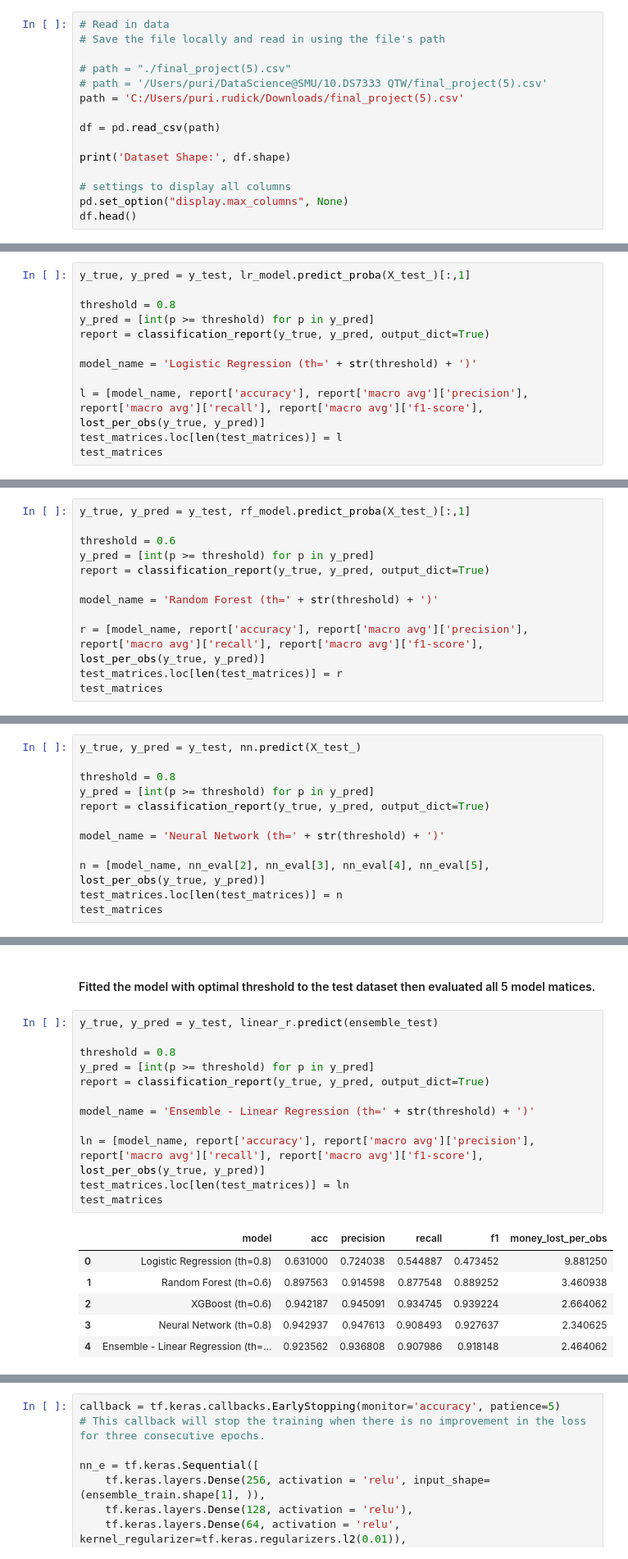
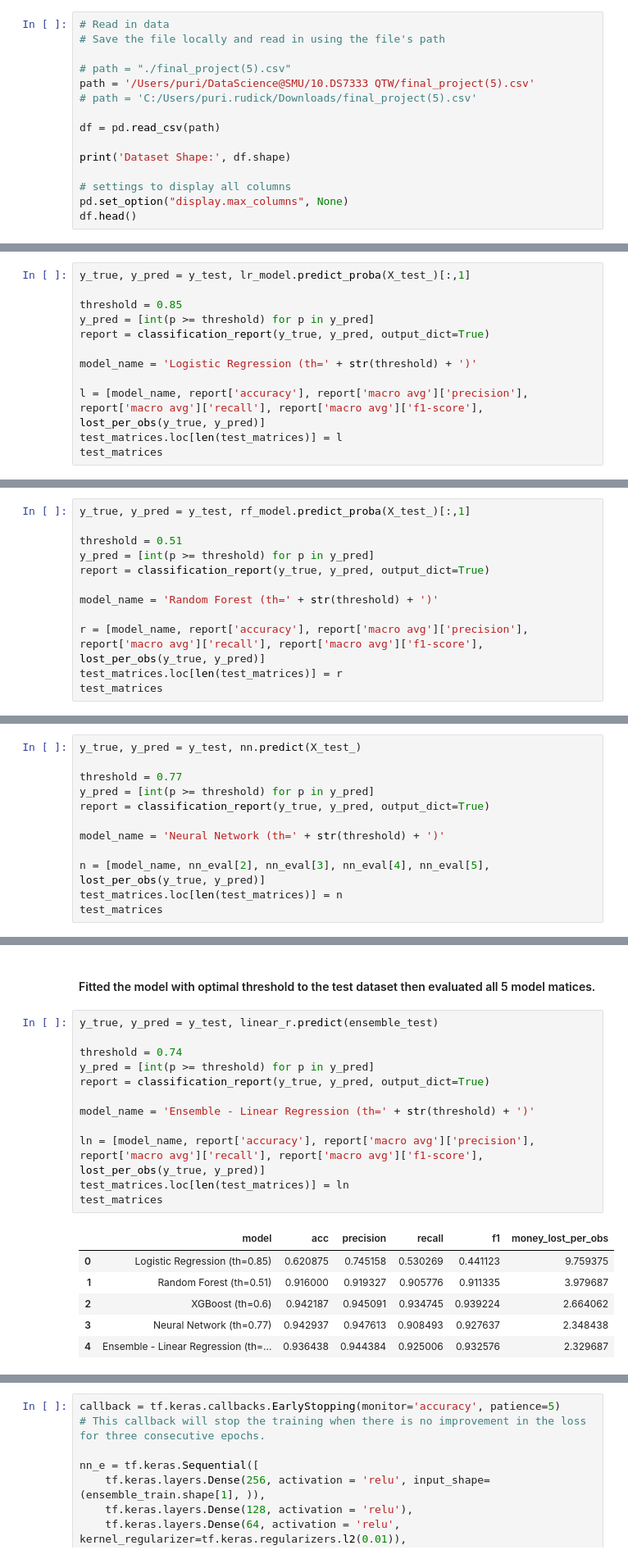
Before and after one commit to JosephLazarus/QTW, a Jupyter notebook: Case Study 7/CaseStudy7_Final.ipynb, the cells around one changed output, grey strips where cells are left out. Shown at 82% size. Drawn from its saved outputs; the diff is of its cells as text.

```diff
--- a/Case Study 7/CaseStudy7_Final.ipynb
+++ b/Case Study 7/CaseStudy7_Final.ipynb
@@ -54,8 +54,8 @@ The objective for this case study is to build a classification model for an anon
 # Save the file locally and read in using the file's path
 
 # path = "./final_project(5).csv"
-# path = '/Users/puri/DataScience@SMU/10.DS7333 QTW/final_project(5).csv'
-path = 'C:/Users/puri.rudick/Downloads/final_project(5).csv'
+path = '/Users/puri/DataScience@SMU/10.DS7333 QTW/final_project(5).csv'
+# path = 'C:/Users/puri.rudick/Downloads/final_project(5).csv'
 
 df = pd.read_csv(path)
 
@@ -533,7 +542,7 @@ threshold_plot(y_train, y_model_pred)
 # %%
 y_true, y_pred = y_test, lr_model.predict_proba(X_test_)[:,1]
 
-threshold = 0.8
+threshold = 0.85
 y_pred = [int(p >= threshold) for p in y_pred]
 report = classification_report(y_true, y_pred, output_dict=True)
 
@@ -620,7 +636,7 @@ threshold_plot(y_train, y_model_pred)
 # %%
 y_true, y_pred = y_test, rf_model.predict_proba(X_test_)[:,1]
 
-threshold = 0.6
+threshold = 0.51
 y_pred = [int(p >= threshold) for p in y_pred]
 report = classification_report(y_true, y_pred, output_dict=True)
 
@@ -842,7 +872,7 @@ threshold_plot(y_train, y_model_pred)
 # %%
 y_true, y_pred = y_test, nn.predict(X_test_)
 
-threshold = 0.8
+threshold = 0.77
 y_pred = [int(p >= threshold) for p in y_pred]
 report = classification_report(y_true, y_pred, output_dict=True)
 
@@ -942,19 +982,19 @@ threshold_plot(y_train, y_model_pred)
 # %%
 y_true, y_pred = y_test, linear_r.predict(ensemble_test)
 
-threshold = 0.8
+threshold = 0.74
 y_pred = [int(p >= threshold) for p in y_pred]
 report = classification_report(y_true, y_pred, output_dict=True)
 
 model_name = 'Ensemble - Linear Regression (th=' + str(threshold) + ')'
 
 ln = [model_name, report['accuracy'], report['macro avg']['precision'], report['macro avg']['recall'], report['macro avg']['f1-score'], lost_per_obs(y_true, y_pred)]
 test_matrices.loc[len(test_matrices)] = ln
 test_matrices
 # %% [output]
 |  | model | acc | precision | recall | f1 | money_lost_per_obs |
-| 0 | Logistic Regression (th=0.8) | 0.631000 | 0.724038 | 0.544887 | 0.473452 | 9.881250 |
-| 1 | Random Forest (th=0.6) | 0.897563 | 0.914598 | 0.877548 | 0.889252 | 3.460938 |
+| 0 | Logistic Regression (th=0.85) | 0.620875 | 0.745158 | 0.530269 | 0.441123 | 9.759375 |
+| 1 | Random Forest (th=0.51) | 0.916000 | 0.919327 | 0.905776 | 0.911335 | 3.979687 |
 | 2 | XGBoost (th=0.6) | 0.942187 | 0.945091 | 0.934745 | 0.939224 | 2.664062 |
-| 3 | Neural Network (th=0.8) | 0.942937 | 0.947613 | 0.908493 | 0.927637 | 2.340625 |
-| 4 | Ensemble - Linear Regression (th=... | 0.923562 | 0.936808 | 0.907986 | 0.918148 | 2.464062 |
+| 3 | Neural Network (th=0.77) | 0.942937 | 0.947613 | 0.908493 | 0.927637 | 2.348438 |
+| 4 | Ensemble - Linear Regression (th=... | 0.936438 | 0.944384 | 0.925006 | 0.932576 | 2.329687 |
```
Also changed, not shown: parts of 26 cells of this notebook.
